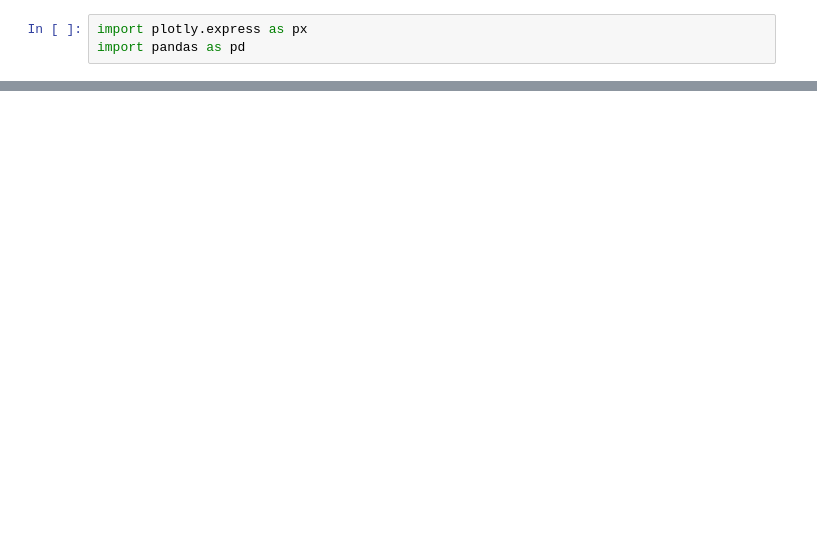
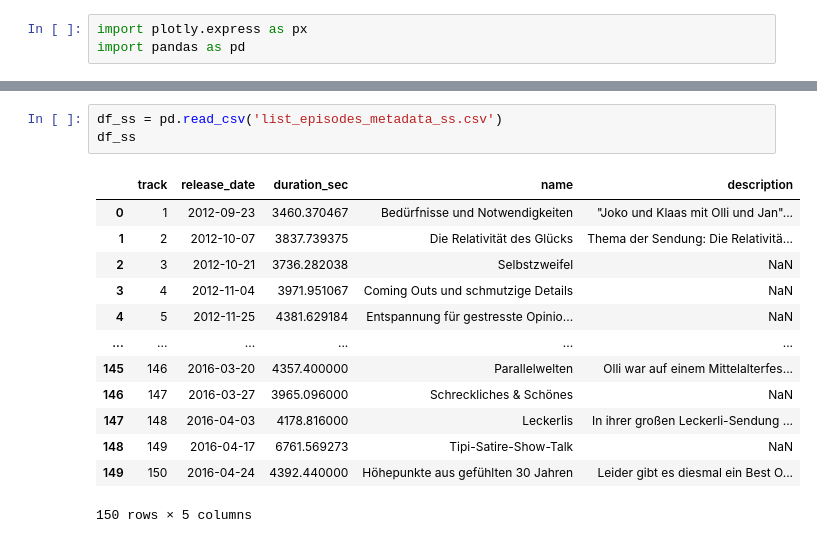
Before and after one commit to marianfoo/PodcastAnalytics, a Jupyter notebook: plot_metadata.ipynb, the cells around one changed output, grey strips where cells are left out. Cells and saved outputs as stored; diff of their text form; blank space fills up the shorter version.

```diff
--- a/plot_metadata.ipynb
+++ b/plot_metadata.ipynb
@@ -18,4 +18,21 @@ df
 | 359 | 5KnttK03w2Dl7cTrae4Nnt | 360 | 2021-11-06 | 4076.512 | Irgendwann ist alles cringe | Welcher Hamburger Singer-Songwrit... |
 | 360 | 30YB8Oo9wbPUIEwIk5ys7Q | 361 | 2021-11-09 | 1882.984 | #BOOMERCRINGE 45 | Einfach mal auf den Rücken legen,... |
 361 rows × 6 columns
+# %%
+df_ss = pd.read_csv('list_episodes_metadata_ss.csv')
+df_ss
+# %% [output]
+|  | track | release_date | duration_sec | name | description |
+| 0 | 1 | 2012-09-23 | 3460.370467 | Bedürfnisse und Notwendigkeiten | "Joko und Klaas mit Olli und Jan"... |
+| 1 | 2 | 2012-10-07 | 3837.739375 | Die Relativität des Glücks | Thema der Sendung: Die Relativitä... |
+| 2 | 3 | 2012-10-21 | 3736.282038 | Selbstzweifel | NaN |
+| 3 | 4 | 2012-11-04 | 3971.951067 | Coming Outs und schmutzige Details | NaN |
+| 4 | 5 | 2012-11-25 | 4381.629184 | Entspannung für gestresste Opinio... | NaN |
+| ... | ... | ... | ... | ... | ... |
+| 145 | 146 | 2016-03-20 | 4357.400000 | Parallelwelten | Olli war auf einem Mittelalterfes... |
+| 146 | 147 | 2016-03-27 | 3965.096000 | Schreckliches & Schönes | NaN |
+| 147 | 148 | 2016-04-03 | 4178.816000 | Leckerlis | In ihrer großen Leckerli-Sendung ... |
+| 148 | 149 | 2016-04-17 | 6761.569273 | Tipi-Satire-Show-Talk | NaN |
+| 149 | 150 | 2016-04-24 | 4392.440000 | Höhepunkte aus gefühlten 30 Jahren | Leider gibt es diesmal ein Best O... |
+150 rows × 5 columns
 # %%
```
Also changed, not shown: parts of 3 cells of this notebook, 2 other files.
